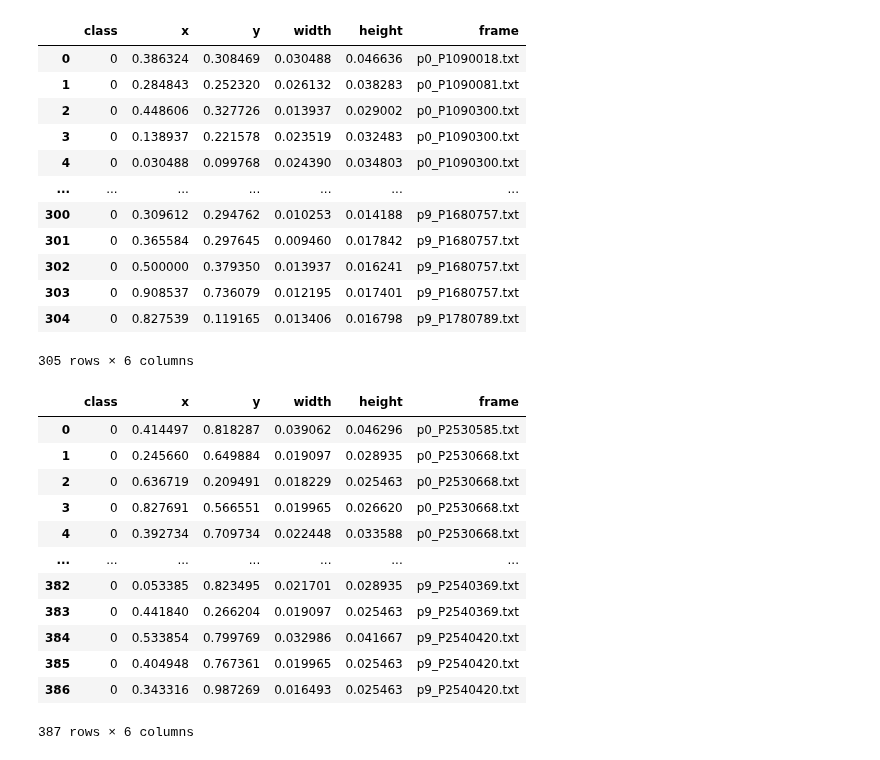
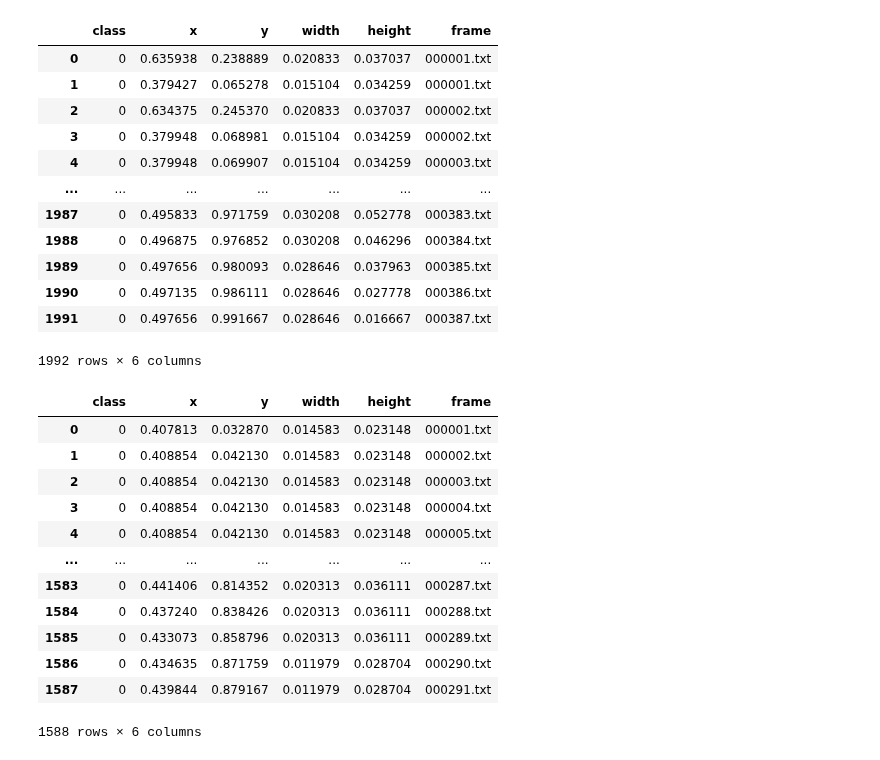
Before and after one commit to UGA-BSAIL/self-supervised-learning, a Jupyter notebook: notebooks/representation_eval.ipynb, the cells around one changed output. Saved outputs shown, nothing was run; the diff lists cells and outputs as text; code cells hidden in the pictures.

```diff
--- a/notebooks/representation_eval.ipynb
+++ b/notebooks/representation_eval.ipynb
@@ -60,32 +71,32 @@ for image_path in tqdm(image_list):
 # %%
 # Load flower counts.
 import pandas as pd
 
-labels_dir = dataset_path / "active_1" / "labels"
+labels_dir = dataset_path / "flower01" / "labels"
 all_labels = []
 labels_list = sorted(list(labels_dir.iterdir()))
 # labels_list = [labels_list[i] for i in indices]
 for labels_path in labels_list:
     frame_labels = pd.read_csv(labels_path, sep=" ", names=["class", "x", "y", "width", "height"])
     frame_labels["frame"] = labels_path.name
     all_labels.append(frame_labels)
 
 all_labels = pd.concat(all_labels, ignore_index=True)
 all_labels
 # %% [output]
 |  | class | x | y | width | height | frame |
-| 0 | 0 | 0.386324 | 0.308469 | 0.030488 | 0.046636 | p0_P1090018.txt |
-| 1 | 0 | 0.284843 | 0.252320 | 0.026132 | 0.038283 | p0_P1090081.txt |
-| 2 | 0 | 0.448606 | 0.327726 | 0.013937 | 0.029002 | p0_P1090300.txt |
-| 3 | 0 | 0.138937 | 0.221578 | 0.023519 | 0.032483 | p0_P1090300.txt |
-| 4 | 0 | 0.030488 | 0.099768 | 0.024390 | 0.034803 | p0_P1090300.txt |
+| 0 | 0 | 0.635938 | 0.238889 | 0.020833 | 0.037037 | 000001.txt |
+| 1 | 0 | 0.379427 | 0.065278 | 0.015104 | 0.034259 | 000001.txt |
+| 2 | 0 | 0.634375 | 0.245370 | 0.020833 | 0.037037 | 000002.txt |
+| 3 | 0 | 0.379948 | 0.068981 | 0.015104 | 0.034259 | 000002.txt |
+| 4 | 0 | 0.379948 | 0.069907 | 0.015104 | 0.034259 | 000003.txt |
 | ... | ... | ... | ... | ... | ... | ... |
-| 300 | 0 | 0.309612 | 0.294762 | 0.010253 | 0.014188 | p9_P1680757.txt |
-| 301 | 0 | 0.365584 | 0.297645 | 0.009460 | 0.017842 | p9_P1680757.txt |
-| 302 | 0 | 0.500000 | 0.379350 | 0.013937 | 0.016241 | p9_P1680757.txt |
-| 303 | 0 | 0.908537 | 0.736079 | 0.012195 | 0.017401 | p9_P1680757.txt |
-| 304 | 0 | 0.827539 | 0.119165 | 0.013406 | 0.016798 | p9_P1780789.txt |
+| 1987 | 0 | 0.495833 | 0.971759 | 0.030208 | 0.052778 | 000383.txt |
+| 1988 | 0 | 0.496875 | 0.976852 | 0.030208 | 0.046296 | 000384.txt |
+| 1989 | 0 | 0.497656 | 0.980093 | 0.028646 | 0.037963 | 000385.txt |
+| 1990 | 0 | 0.497135 | 0.986111 | 0.028646 | 0.027778 | 000386.txt |
+| 1991 | 0 | 0.497656 | 0.991667 | 0.028646 | 0.016667 | 000387.txt |
-305 rows × 6 columns
+1992 rows × 6 columns
 # %%
 import numpy as np
 
@@ -114,5 +115,5 @@ for image_path in tqdm(image_list):
 # %%
-test_labels_dir = dataset_path / "2018-08-22" / "labels"
+test_labels_dir = dataset_path / "flower02" / "labels"
 all_labels_test = []
 labels_list = sorted(list(test_labels_dir.iterdir()))
 for labels_path in labels_list:
@@ -124,18 +125,18 @@ all_labels_test = pd.concat(all_labels_test, ignore_index=True)
 all_labels_test
 # %% [output]
 |  | class | x | y | width | height | frame |
-| 0 | 0 | 0.414497 | 0.818287 | 0.039062 | 0.046296 | p0_P2530585.txt |
-| 1 | 0 | 0.245660 | 0.649884 | 0.019097 | 0.028935 | p0_P2530668.txt |
-| 2 | 0 | 0.636719 | 0.209491 | 0.018229 | 0.025463 | p0_P2530668.txt |
-| 3 | 0 | 0.827691 | 0.566551 | 0.019965 | 0.026620 | p0_P2530668.txt |
-| 4 | 0 | 0.392734 | 0.709734 | 0.022448 | 0.033588 | p0_P2530668.txt |
+| 0 | 0 | 0.407813 | 0.032870 | 0.014583 | 0.023148 | 000001.txt |
+| 1 | 0 | 0.408854 | 0.042130 | 0.014583 | 0.023148 | 000002.txt |
+| 2 | 0 | 0.408854 | 0.042130 | 0.014583 | 0.023148 | 000003.txt |
+| 3 | 0 | 0.408854 | 0.042130 | 0.014583 | 0.023148 | 000004.txt |
+| 4 | 0 | 0.408854 | 0.042130 | 0.014583 | 0.023148 | 000005.txt |
 | ... | ... | ... | ... | ... | ... | ... |
-| 382 | 0 | 0.053385 | 0.823495 | 0.021701 | 0.028935 | p9_P2540369.txt |
-| 383 | 0 | 0.441840 | 0.266204 | 0.019097 | 0.025463 | p9_P2540369.txt |
-| 384 | 0 | 0.533854 | 0.799769 | 0.032986 | 0.041667 | p9_P2540420.txt |
-| 385 | 0 | 0.404948 | 0.767361 | 0.019965 | 0.025463 | p9_P2540420.txt |
-| 386 | 0 | 0.343316 | 0.987269 | 0.016493 | 0.025463 | p9_P2540420.txt |
+| 1583 | 0 | 0.441406 | 0.814352 | 0.020313 | 0.036111 | 000287.txt |
+| 1584 | 0 | 0.437240 | 0.838426 | 0.020313 | 0.036111 | 000288.txt |
+| 1585 | 0 | 0.433073 | 0.858796 | 0.020313 | 0.036111 | 000289.txt |
+| 1586 | 0 | 0.434635 | 0.871759 | 0.011979 | 0.028704 | 000290.txt |
+| 1587 | 0 | 0.439844 | 0.879167 | 0.011979 | 0.028704 | 000291.txt |
-387 rows × 6 columns
+1588 rows × 6 columns
 # %%
 # Create flower counts.
 test_flower_counts = []
```
Also changed, not shown: parts of 11 cells of this notebook, 4 other files.
